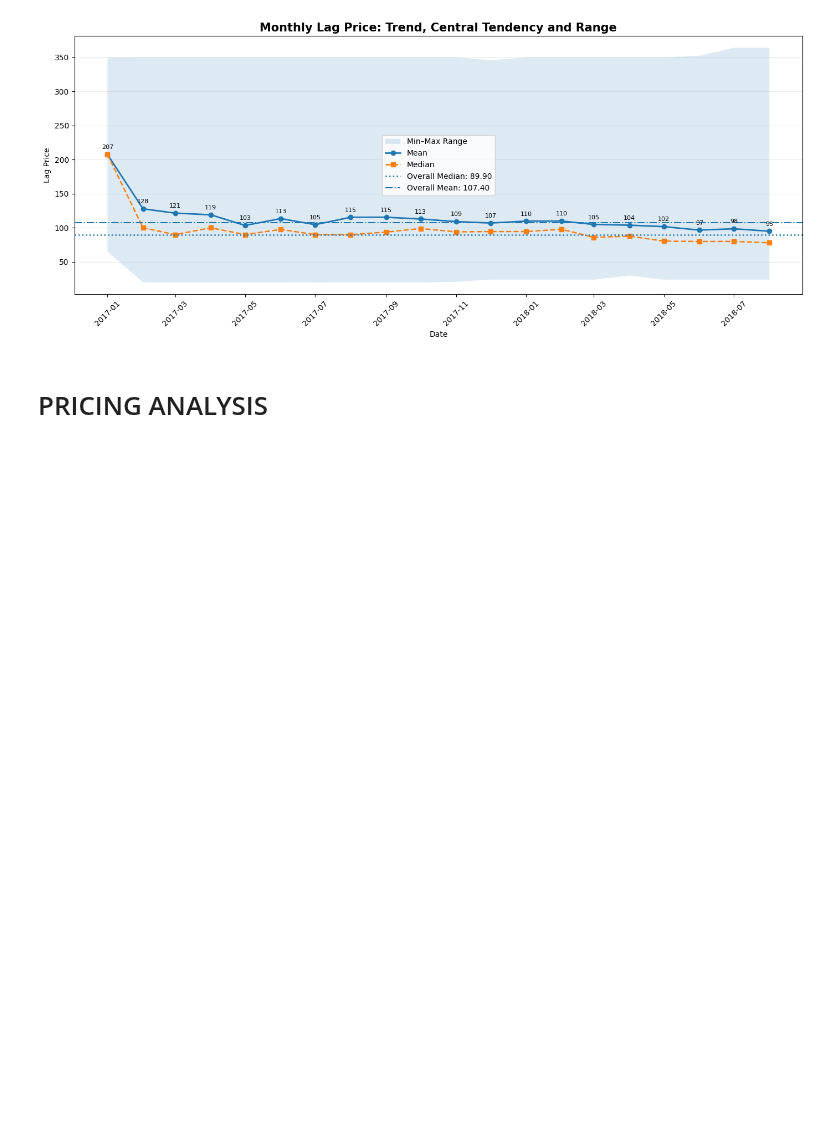
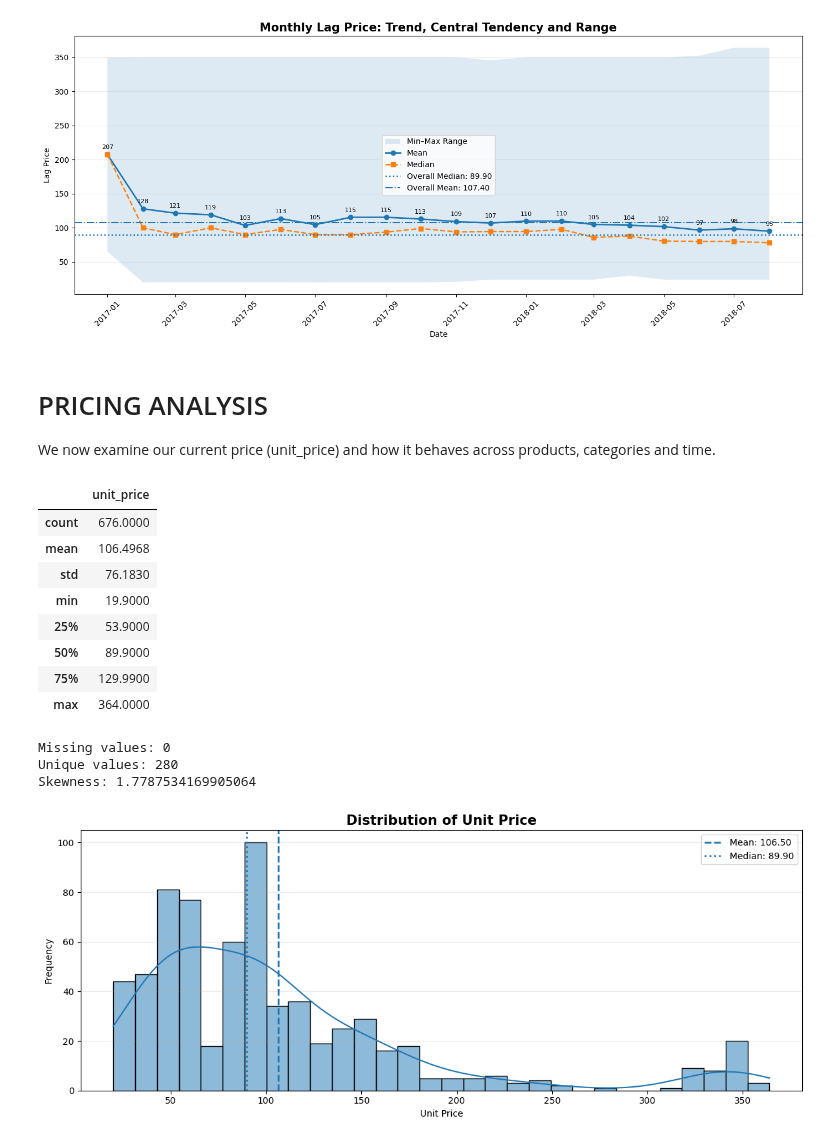
Before and after one commit to awwashreeadarsh19/Intern-project_1-Retail_Pricing, a Jupyter notebook: main.ipynb, the cells around one changed output. Saved outputs shown, nothing was run; the diff lists cells and outputs as text; code cells hidden in the pictures; blank space fills up the shorter version.

```diff
--- a/main.ipynb
+++ b/main.ipynb
@@ -839,3 +841,71 @@ plt.show()
 [figure]
 # %% [markdown]
 # PRICING ANALYSIS
+We now examine our current price (unit_price) and how it behaves across products, categories and time.
+# %%
+# Unit Price summary statistics
+
+display(df["unit_price"].describe().to_frame("unit_price"))
+
+# Missing values
+print("Missing values:", df["unit_price"].isna().sum())
+
+# Unique values
+print("Unique values:", df["unit_price"].nunique())
+
+# Skewness
+print("Skewness:", df["unit_price"].skew())
+
+
+# Distribution
+
+
+plt.figure(figsize=(12, 5))
+
+sns.histplot(
+    df["unit_price"],
+    kde=True,
+    bins=30
+)
+
+plt.axvline(
+    df["unit_price"].mean(),
+    linestyle="--",
+    linewidth=2,
+    label=f"Mean: {df['unit_price'].mean():.2f}"
+)
+
+plt.axvline(
+    df["unit_price"].median(),
+    linestyle=":",
+    linewidth=2,
+    label=f"Median: {df['unit_price'].median():.2f}"
+)
+
+plt.title(
+    "Distribution of Unit Price",
+    fontsize=15,
+    fontweight="bold"
+)
+
+plt.xlabel("Unit Price")
+plt.ylabel("Frequency")
+plt.grid(axis="y", alpha=0.25)
+plt.legend()
+
+plt.tight_layout()
+plt.show()
+# %% [output]
+|  | unit_price |
+| count | 676.0000 |
+| mean | 106.4968 |
+| std | 76.1830 |
+| min | 19.9000 |
+| 25% | 53.9000 |
+| 50% | 89.9000 |
+| 75% | 129.9900 |
+| max | 364.0000 |
+Missing values: 0
+Unique values: 280
+Skewness: 1.7787534169905064
+[figure, added]
```
Also changed, not shown: parts of 43 cells of this notebook.
